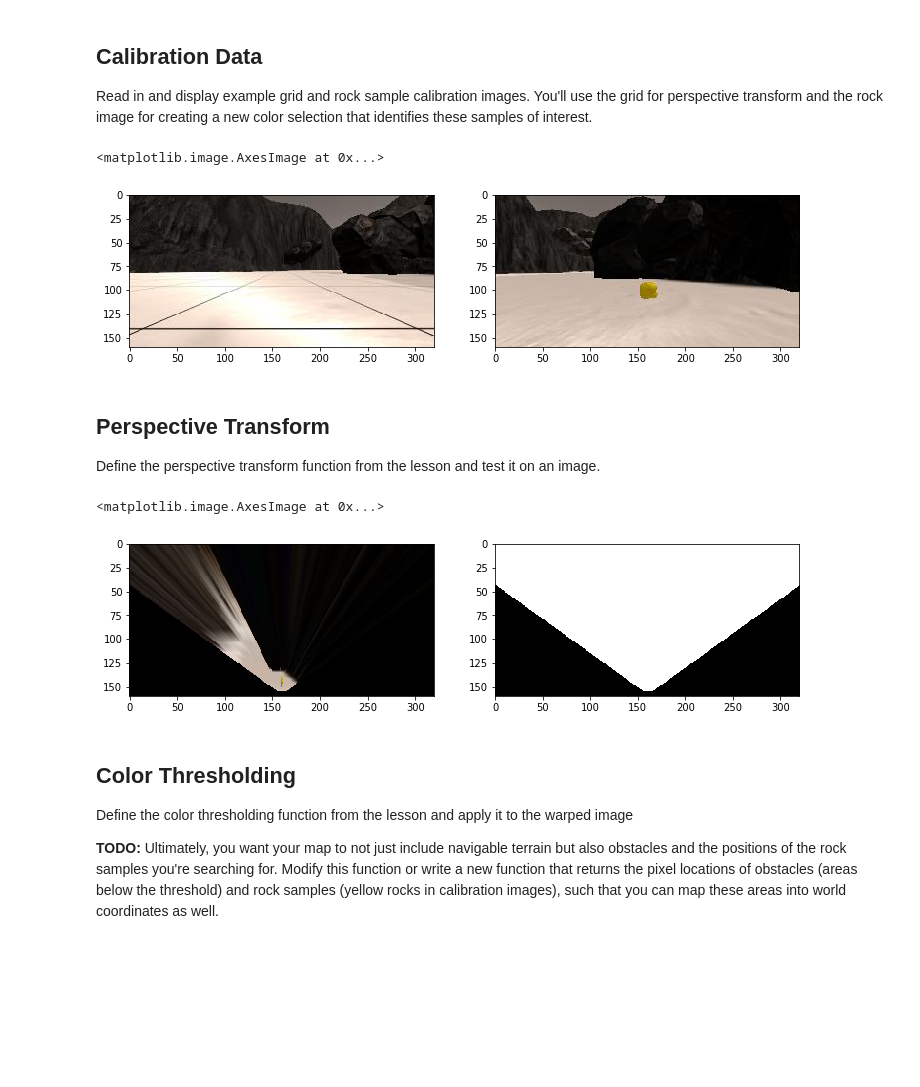
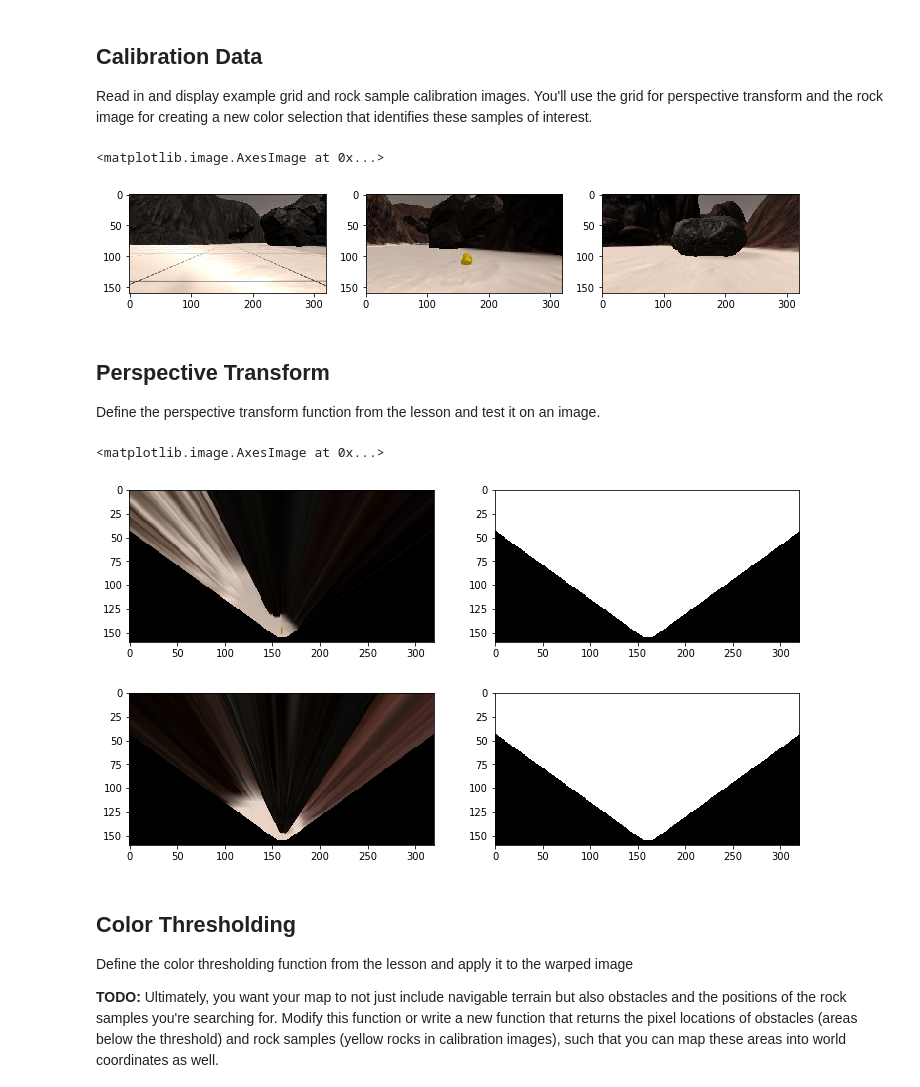
Before and after one commit to prasanjit6485/RoboND-RoverProject, a Jupyter notebook: code/Rover_Project_Test_Notebook.ipynb, the cells around one changed output. Drawn from its saved outputs; the diff is of its cells as text; code cells hidden in the pictures; blank space fills up the shorter version.

Commit message:
Added images for project submission

```diff
--- a/code/Rover_Project_Test_Notebook.ipynb
+++ b/code/Rover_Project_Test_Notebook.ipynb
@@ -50,20 +50,24 @@ Read in and display example grid and rock sample calibration images.  You'll use
 # %%
 # In the simulator you can toggle on a grid on the ground for calibration
 # You can also toggle on the rock samples with the 0 (zero) key.
 # Here's an example of the grid and one of the rocks
 example_grid = '../calibration_images/example_grid1.jpg'
-example_rock = '../calibration_images/example_rock1.jpg'
+rock_sample = '../test_dataset/rocksample.jpg'
+obstacle_sample = '../test_dataset/obstaclesample.jpg'
 grid_img = mpimg.imread(example_grid)
-rock_img = mpimg.imread(example_rock)
+rock_img = mpimg.imread(rock_sample)
+obstacle_img = mpimg.imread(obstacle_sample)
 
 fig = plt.figure(figsize=(12,3))
-plt.subplot(121)
+plt.subplot(131)
 plt.imshow(grid_img)
-plt.subplot(122)
+plt.subplot(132)
 plt.imshow(rock_img)
+plt.subplot(133)
+plt.imshow(obstacle_img)
 # %% [output]
 <matplotlib.image.AxesImage at 0x...>
-[figure, old version]
+[figure, new version]
 # %% [markdown]
 ## Perspective Transform
 
@@ -97,16 +101,23 @@
                   [image.shape[1]/2 + dst_size, image.shape[0] - 2*dst_size - bottom_offset],
                   [image.shape[1]/2 - dst_size, image.shape[0] - 2*dst_size - bottom_offset],
                   ])
-warped, masked = perspect_transform(rock_img, source, destination)
+rock_warped, rock_masked = perspect_transform(rock_img, source, destination)
+obstacle_warped, obstacle_masked = perspect_transform(obstacle_img, source, destination)
 fig = plt.figure(figsize=(12,3))
 plt.subplot(121)
-plt.imshow(warped)
+plt.imshow(rock_warped)
 plt.subplot(122)
-plt.imshow(masked, cmap = 'gray')
+plt.imshow(rock_masked, cmap = 'gray')
+fig = plt.figure(figsize=(12,3))
+plt.subplot(121)
+plt.imshow(obstacle_warped)
+plt.subplot(122)
+plt.imshow(obstacle_masked, cmap = 'gray')
 #scipy.misc.imsave('../output/warped_example.jpg', warped)
 # %% [output]
 <matplotlib.image.AxesImage at 0x...>
-[figure, old version]
+[figure, new version]
+[figure, added]
 # %% [markdown]
 ## Color Thresholding
 Define the color thresholding function from the lesson and apply it to the warped image
```
Also changed, not shown: parts of 3 cells of this notebook, 4 other files.
